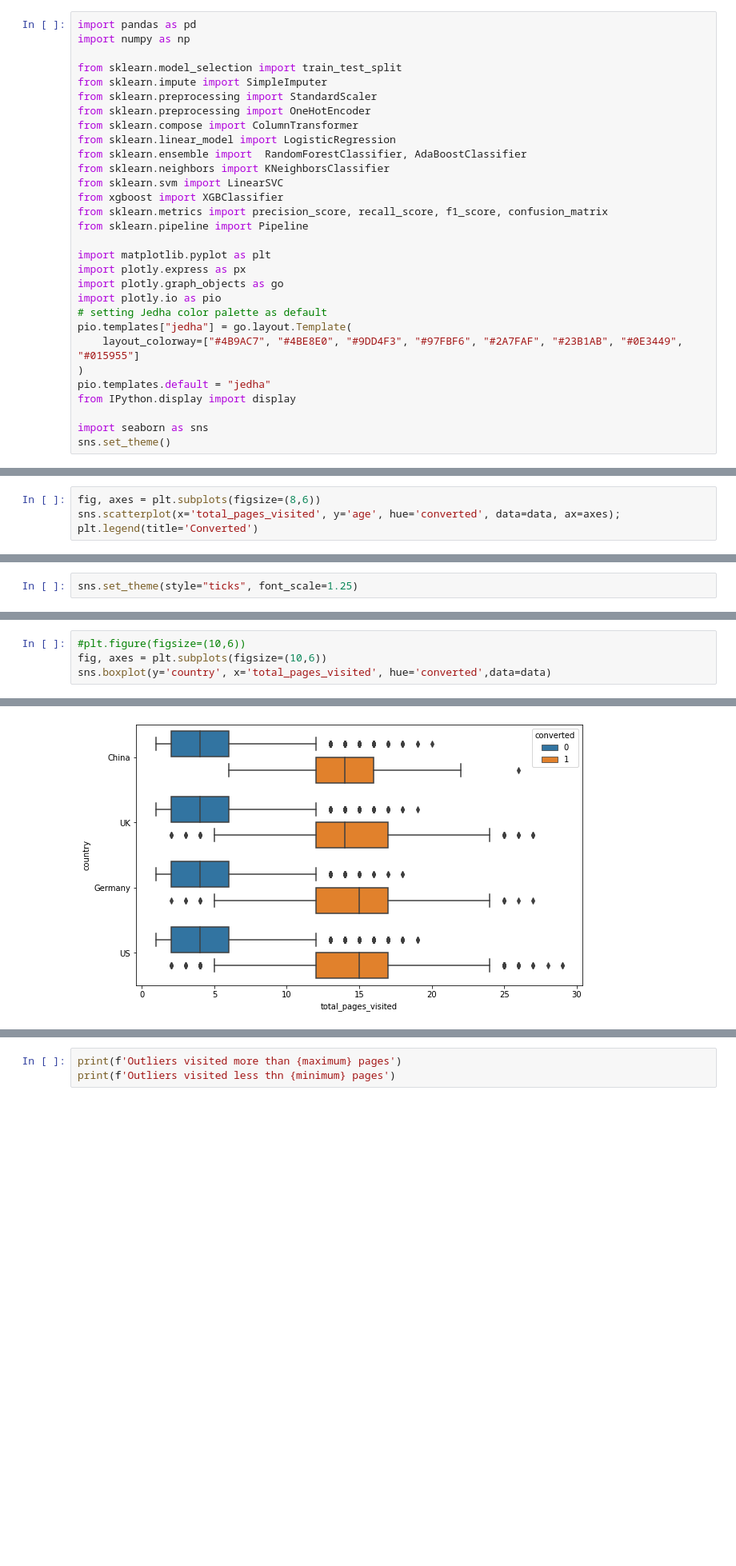
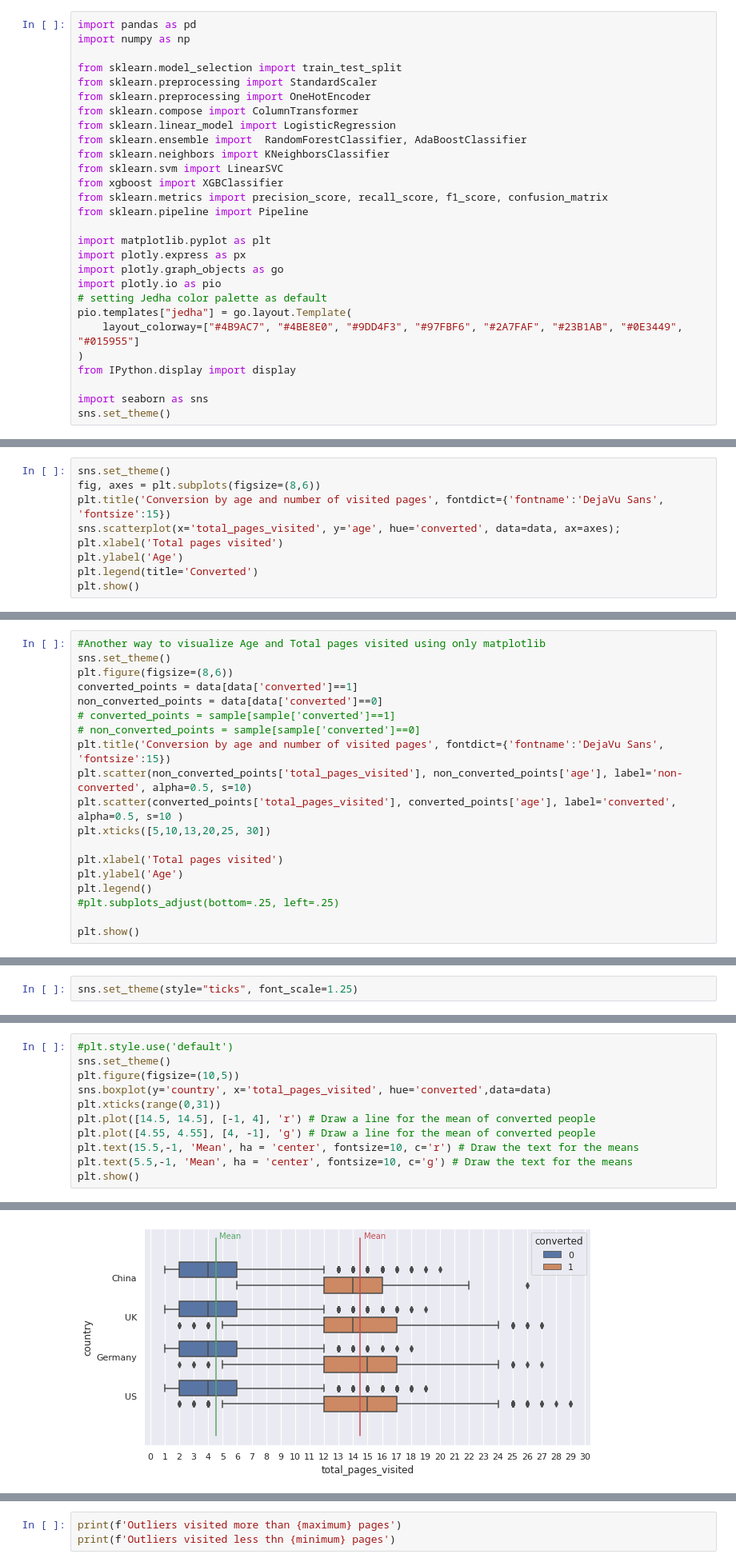
Before and after one commit to pattypooh/pez-jedha, a Jupyter notebook: 05-conversion-rate/notebooks/01-eda.ipynb, the cells around one changed output, grey strips where cells are left out. Shown: that part at 80% size. Drawn from its saved outputs; the diff is of its cells as text; blank space fills up the shorter version.

```diff
--- a/05-conversion-rate/notebooks/01-eda.ipynb
+++ b/05-conversion-rate/notebooks/01-eda.ipynb
@@ -8,7 +8,6 @@ import pandas as pd
 import numpy as np
 
 from sklearn.model_selection import train_test_split
-from sklearn.impute import SimpleImputer
 from sklearn.preprocessing import StandardScaler
 from sklearn.preprocessing import OneHotEncoder
 from sklearn.compose import ColumnTransformer
@@ -28,7 +27,6 @@ import plotly.io as pio
 pio.templates["jedha"] = go.layout.Template(
     layout_colorway=["#4B9AC7", "#4BE8E0", "#9DD4F3", "#97FBF6", "#2A7FAF", "#23B1AB", "#0E3449", "#015955"]
 )
-pio.templates.default = "jedha"
 from IPython.display import display
 
 import seaborn as sns
@@ -139,5 +175,10 @@ At first view, converted users visited more than 13 pages, independently of the
 # %%
+sns.set_theme()
 fig, axes = plt.subplots(figsize=(8,6))
+plt.title('Conversion by age and number of visited pages', fontdict={'fontname':'DejaVu Sans', 'fontsize':15})
 sns.scatterplot(x='total_pages_visited', y='age', hue='converted', data=data, ax=axes);
+plt.xlabel('Total pages visited')
+plt.ylabel('Age')
 plt.legend(title='Converted')
+plt.show()
 # %% [output]
@@ -145,0 +190,19 @@ plt.legend(title='Converted')
+# %%
+#Another way to visualize Age and Total pages visited using only matplotlib
+sns.set_theme()
+plt.figure(figsize=(8,6))
+converted_points = data[data['converted']==1]
+non_converted_points = data[data['converted']==0]
+# converted_points = sample[sample['converted']==1]
+# non_converted_points = sample[sample['converted']==0]
+plt.title('Conversion by age and number of visited pages', fontdict={'fontname':'DejaVu Sans', 'fontsize':15})
+plt.scatter(non_converted_points['total_pages_visited'], non_converted_points['age'], label='non-converted', alpha=0.5, s=10)
+plt.scatter(converted_points['total_pages_visited'], converted_points['age'], label='converted', alpha=0.5, s=10 )
+plt.xticks([5,10,13,20,25, 30])
+
+plt.xlabel('Total pages visited')
+plt.ylabel('Age')
+plt.legend()
+#plt.subplots_adjust(bottom=.25, left=.25)
+
+plt.show()
@@ -161,5 +262,12 @@ sns.displot(data, x="age", hue="country", kind='kde')#, palette="icefire")
 # %%
-#plt.figure(figsize=(10,6))
-fig, axes = plt.subplots(figsize=(10,6))
+#plt.style.use('default')
+sns.set_theme()
+plt.figure(figsize=(10,5))
 sns.boxplot(y='country', x='total_pages_visited', hue='converted',data=data)
+plt.xticks(range(0,31))
+plt.plot([14.5, 14.5], [-1, 4], 'r') # Draw a line for the mean of converted people
+plt.plot([4.55, 4.55], [4, -1], 'g') # Draw a line for the mean of converted people
+plt.text(15.5,-1, 'Mean', ha = 'center', fontsize=10, c='r') # Draw the text for the means
+plt.text(5.5,-1, 'Mean', ha = 'center', fontsize=10, c='g') # Draw the text for the means
+plt.show()
 # %% [output]
@@ -167 +274 @@ sns.boxplot(y='country', x='total_pages_visited', hue='converted',data=data)
-[figure, old version]
+[figure, new version]
```
Also changed, not shown: parts of 62 cells of this notebook.
